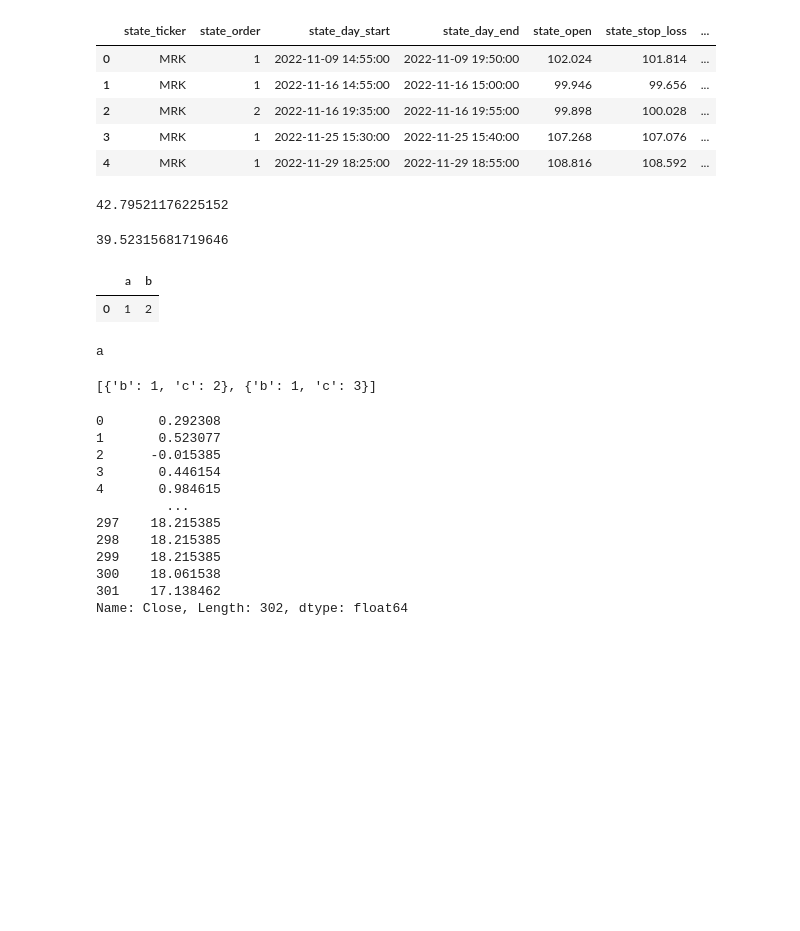
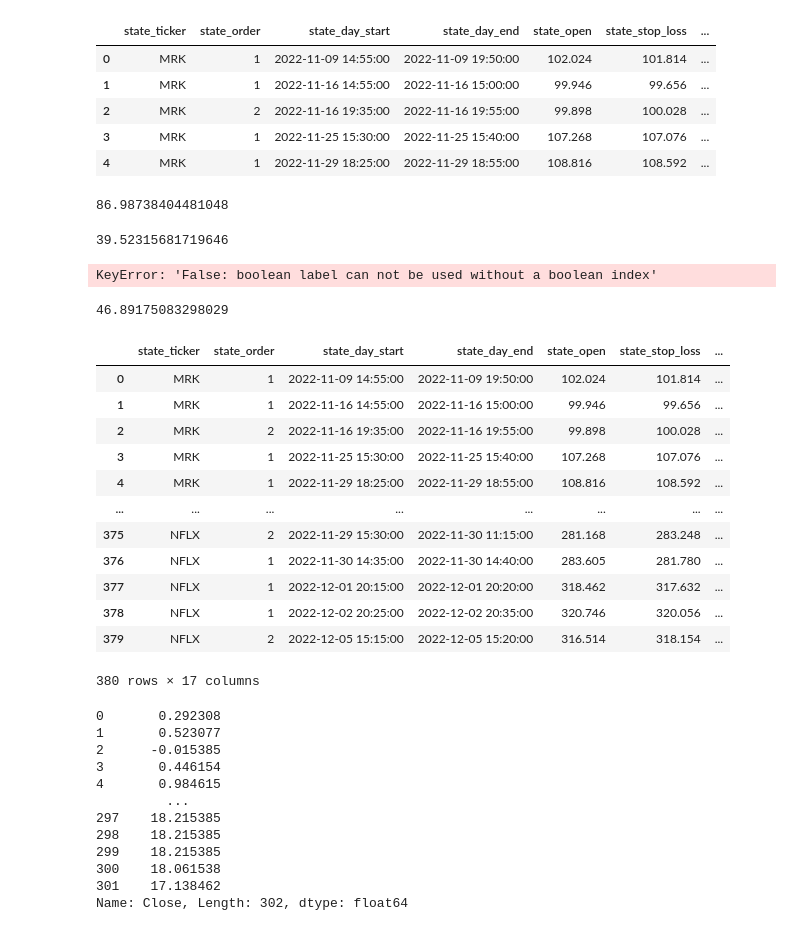
Before and after one commit to trollssqwer/stock-app, a Jupyter notebook: test.ipynb, the cells around one changed output. Cells and saved outputs as stored; diff of their text form; code cells hidden in the pictures; blank space fills up the shorter version.

```diff
--- a/test.ipynb
+++ b/test.ipynb
@@ -188,7 +281,7 @@ tp_data.head(5)
 | 3 | MRK | 1 | 2022-11-25 15:30:00 | 2022-11-25 15:40:00 | 107.268 | 107.076 | ... |
 | 4 | MRK | 1 | 2022-11-29 18:25:00 | 2022-11-29 18:55:00 | 108.816 | 108.592 | ... |
 # %%
-tp_data = preprocess_tp_data('/Users/tranthong/Desktop/stock-app/state_output_new.csv')
+#tp_data = preprocess_tp_data('/Users/tranthong/Desktop/stock-app/state_output_new.csv')
 def get_return_with_max_estimate(state_return_list, min_thresh = 12, cut_thresh = 0.66):
     c = np.array(state_return_list)
     x = c[c > min_thresh]
@@ -208,40 +301,8 @@ def get_return_with_max_estimate(state_return_list, min_thresh = 12, cut_thresh
 tp_data['new_estimate'] = tp_data.state_chain.apply(lambda x: get_return_with_max_estimate(x, 12, 0.66))
 tp_data.new_estimate.sum()
 # %% [output]
-42.79521176225152
+86.98738404481048
 # %%
 tp_data.state_close_estimate.sum()
 # %% [output]
 39.52315681719646
-# %%
-improt
-path = '/Users/tranthong/Desktop/stock-app/stock_data_M5/'
-list_stock = []
-for file_name in os.listdir(path):
-  list_stock.append(re.search(r"(.+)\_.+" ,file_name).group(1))
-list_stock_new = list(dict.fromkeys(list_stock))
-list_stock_new
-# %% [output]
-|  | a | b |
-| 0 | 1 | 2 |
-# %%
-# a = {'b':1}
-# if 'c' in a.keys():
-#     print('a')
-# else:
-#     print('v')
-a = {'b':1 ,  'c':2}
-b = {'b':1 , 'c':3}
-d = [a,b]
-
-# for x in d:
-#     x['d'] = 1
-#     del x['b']
-
-if('b' in a.keys()) or ('b' in b.keys()):
-    print('a')
-
-d
-# %% [output]
-a
-[{'b': 1, 'c': 2}, {'b': 1, 'c': 3}]
@@ -250,3 +311,40 @@ tp_data.loc[tp_data.state_close_estimate != tp_data.new_estimate].state_chain.il
+# %%
+tp_data = preprocess_tp_data('/Users/tranthong/Desktop/stock-app/state_output_new/state_output_new/stateoutput90.csv')
+# %%
+spread_df = pd.read_csv('/Users/tranthong/Desktop/stock-app/spread.csv')
+tp_data['spread'] = tp_data.state_ticker.apply(lambda x: spread_df.spread.loc[spread_df.ticker == x].iloc[0])
+tp_data['deviation'] = tp_data.state_ticker.apply(lambda x: spread_df.deviation.loc[spread_df.ticker == x].iloc[0])
+tp_data['point'] = tp_data.state_ticker.apply(lambda x: spread_df.point.loc[spread_df.ticker == x].iloc[0])
+tp_data['sum_gap'] = ((tp_data['spread'] + tp_data['deviation']) * tp_data['point']) / abs(tp_data['state_open'] - tp_data['state_stop_loss'] ) + 1
+tp_data['state_chain_new'] = [np.array(y) / x for x,y in tp_data[['sum_gap' , 'state_chain']].to_numpy()]
+# %%
+x = tp_data.state_chain.iloc[0][0]
+
+tp_data.loc[(tp_data.state_chain[0] == 1)]
+# %% [output]
+KeyError: 'False: boolean label can not be used without a boolean index'
+# %%
+tp_data['state_chain_new'] = [np.array(y) / x for x,y in tp_data[['sum_gap' , 'state_chain']].to_numpy()]
+# %%
+tp_data.state_close_estimate.sum()
+# %% [output]
+46.89175083298029
+# %%
+tp_data
+# %% [output]
+|  | state_ticker | state_order | state_day_start | state_day_end | state_open | state_stop_loss | ... |
+| 0 | MRK | 1 | 2022-11-09 14:55:00 | 2022-11-09 19:50:00 | 102.024 | 101.814 | ... |
+| 1 | MRK | 1 | 2022-11-16 14:55:00 | 2022-11-16 15:00:00 | 99.946 | 99.656 | ... |
+| 2 | MRK | 2 | 2022-11-16 19:35:00 | 2022-11-16 19:55:00 | 99.898 | 100.028 | ... |
+| 3 | MRK | 1 | 2022-11-25 15:30:00 | 2022-11-25 15:40:00 | 107.268 | 107.076 | ... |
+| 4 | MRK | 1 | 2022-11-29 18:25:00 | 2022-11-29 18:55:00 | 108.816 | 108.592 | ... |
+| ... | ... | ... | ... | ... | ... | ... | ... |
+| 375 | NFLX | 2 | 2022-11-29 15:30:00 | 2022-11-30 11:15:00 | 281.168 | 283.248 | ... |
+| 376 | NFLX | 1 | 2022-11-30 14:35:00 | 2022-11-30 14:40:00 | 283.605 | 281.780 | ... |
+| 377 | NFLX | 1 | 2022-12-01 20:15:00 | 2022-12-01 20:20:00 | 318.462 | 317.632 | ... |
+| 378 | NFLX | 1 | 2022-12-02 20:25:00 | 2022-12-02 20:35:00 | 320.746 | 320.056 | ... |
+| 379 | NFLX | 2 | 2022-12-05 15:15:00 | 2022-12-05 15:20:00 | 316.514 | 318.154 | ... |
+380 rows × 17 columns
 # %%
 path =  '/Users/tranthong/Desktop/stock-app/stock_data_M5/'
 def get_mt5_raw_data_range(ticker, start, end):
```
Also changed, not shown: parts of 18 cells of this notebook, 7 other files.
